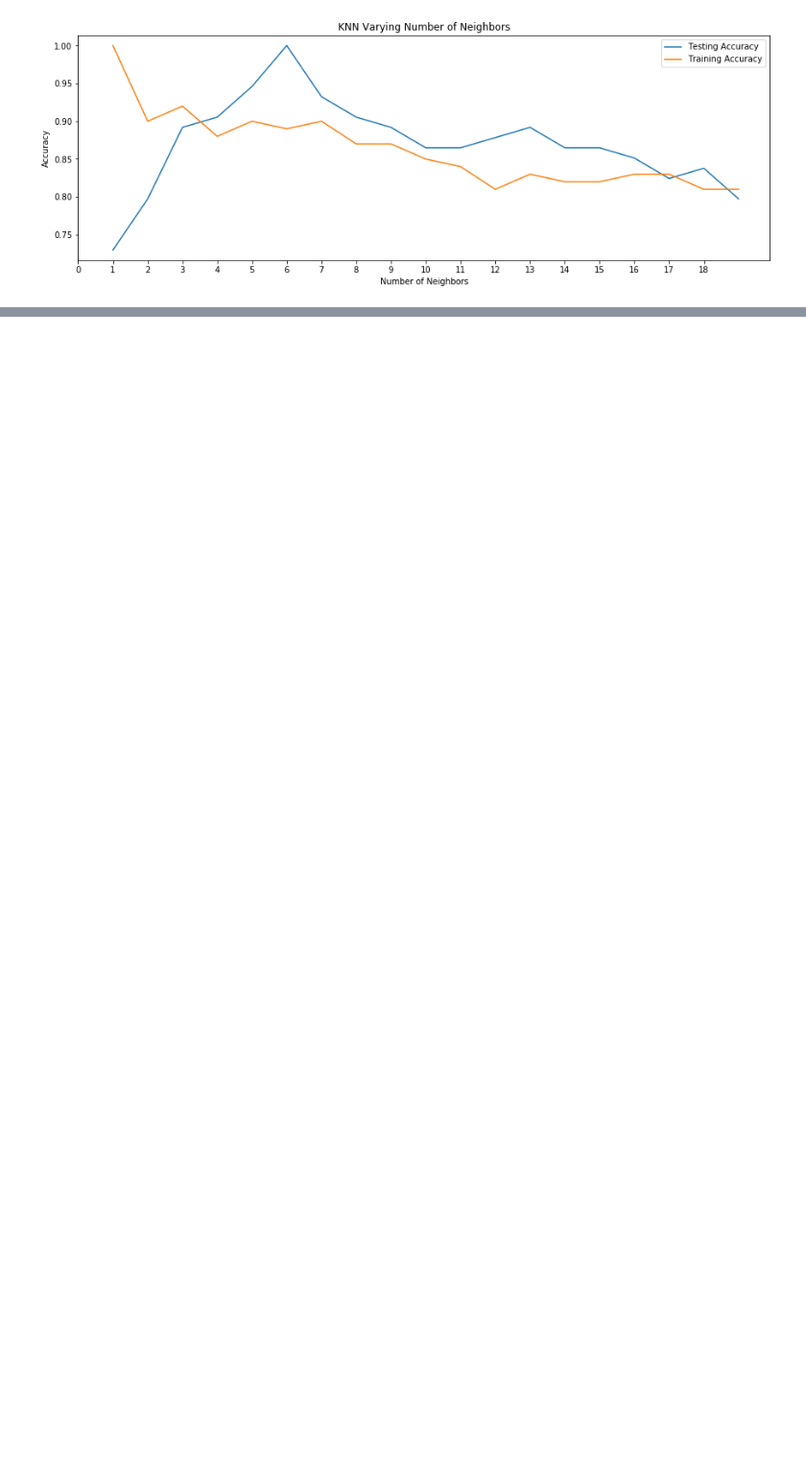
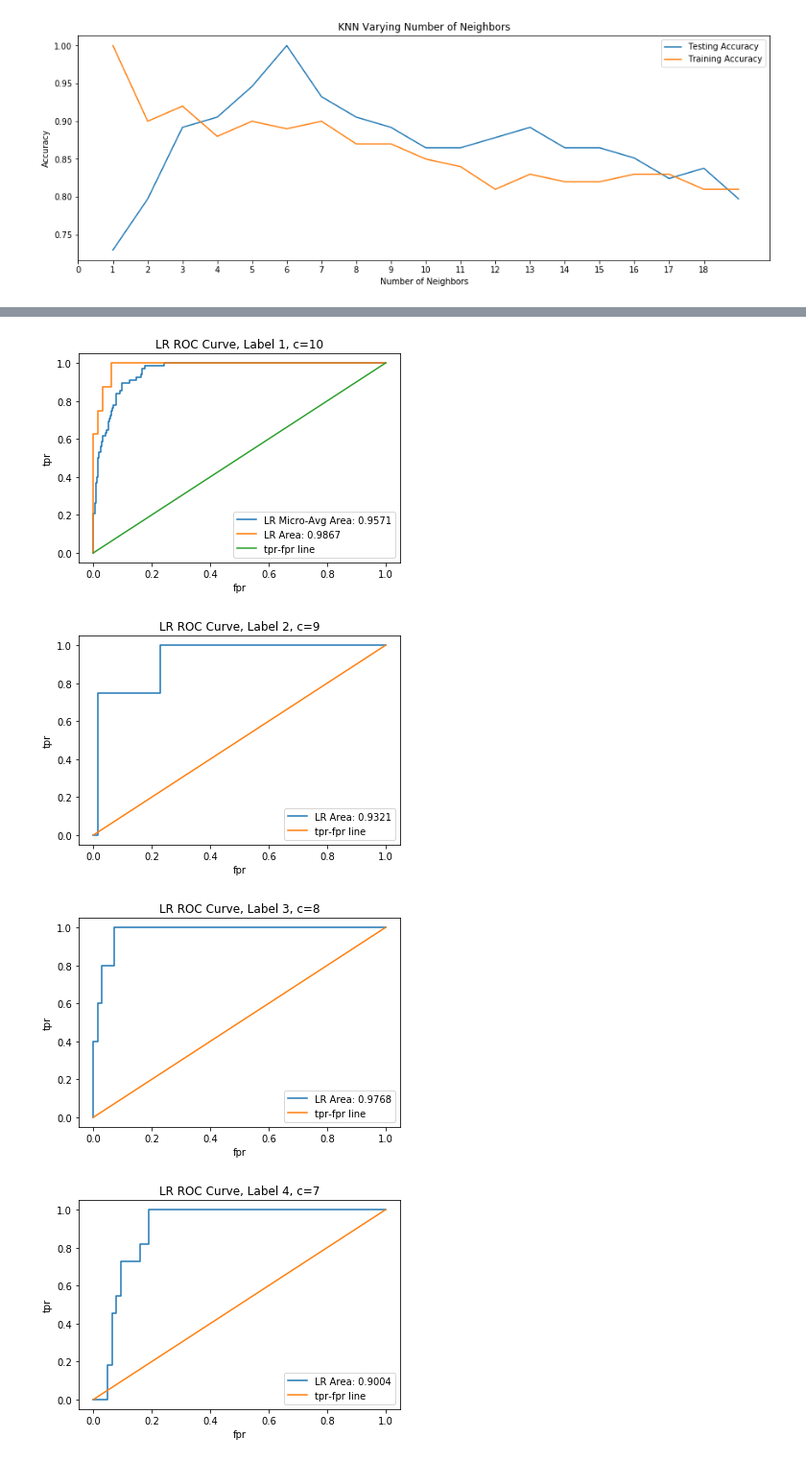
Before and after one commit to bnonni/ML_Project, a Jupyter notebook: Bryan/1P/MClassROCTest.ipynb, the cells around one changed output, grey strips where cells are left out. Shown: that part at 96% size. Saved outputs shown, nothing was run; the diff lists cells and outputs as text; code cells hidden in the pictures; blank space fills up the shorter version.

```diff
--- a/Bryan/1P/MClassROCTest.ipynb
+++ b/Bryan/1P/MClassROCTest.ipynb
@@ -157,2 +185,9 @@ calcMultiClassROCAUC(X_train2_cmp, y_train2, X_test2_cmp, y_test2, model='KNN',
 # %%
 ## PLACEHOLDER FOR SVM DS4
+# %%
+c2 = 10
+lr_cma2, lr_cr2, lr_acc2, lr_y_pred2, ky2, val2  = runLogisticRegression(c2, X_train2_cmp, y_train2, X_test2_cmp, y_test2)
+
+print(f'Logistic Regression Highest Accuracy Score, c={ky2}: {val2}\n')
+print(f'Logistic Regression Most Accurate Confusion Matrix\n\n{lr_cma2[ky2]}\n')
+pd.crosstab(y_test2, lr_y_pred2[ky2], rownames=['True'], colnames=['Predicted'], margins=True)
@@ -158,0 +222,2 @@ calcMultiClassROCAUC(X_train2_cmp, y_train2, X_test2_cmp, y_test2, model='KNN',
+# %%
+lr_keys2, lr_vals2, lr_labels2 = countUniqueValues(lr_y_pred2)
@@ -158,0 +242,7 @@ calcMultiClassROCAUC(X_train2_cmp, y_train2, X_test2_cmp, y_test2, model='KNN',
+# %%
+calcMultiClassROCAUC(X_train2_cmp, y_train2, X_test2_cmp, lr_y_pred2[ky2], model='LR', tuner='c', tuner_val=c2, labels=lr_labels2, dec=True)
+# %% [output]
+[figure, added]
+[figure, added]
+[figure, added]
+[figure, added]
```
Also changed, not shown: parts of 15 cells of this notebook, 5 other files.
